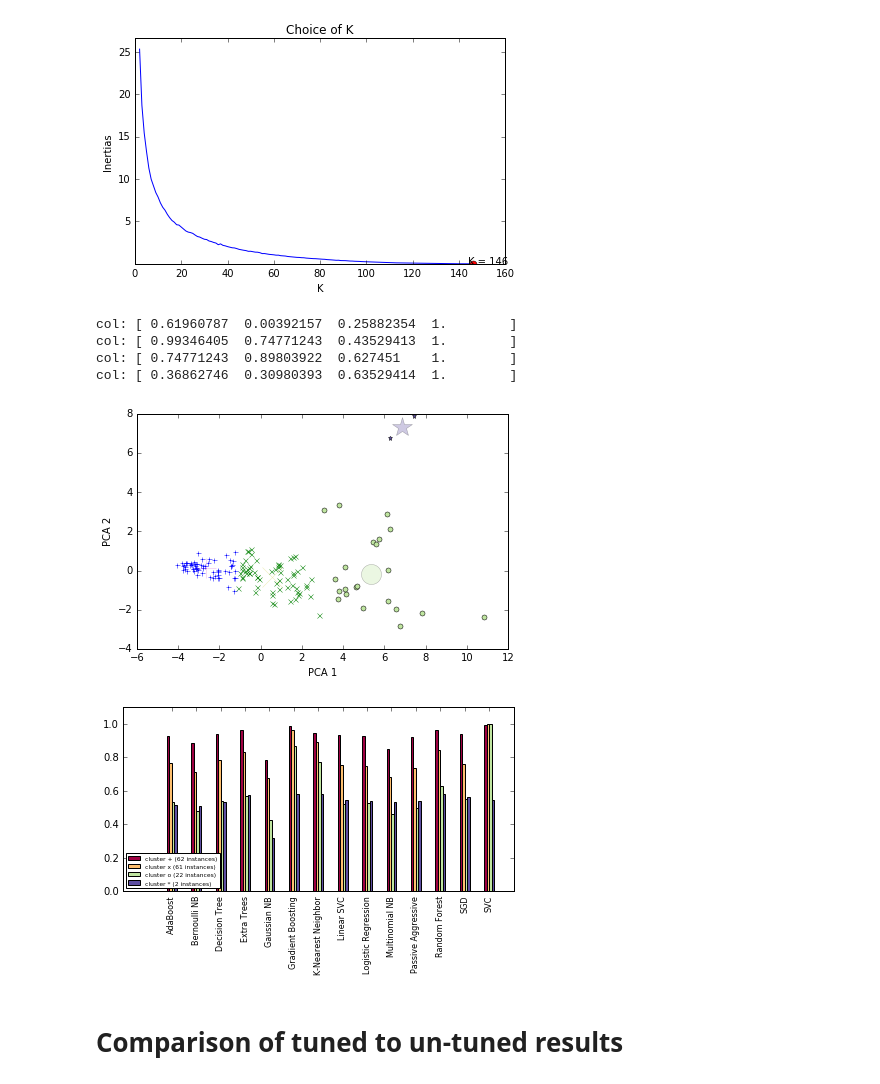
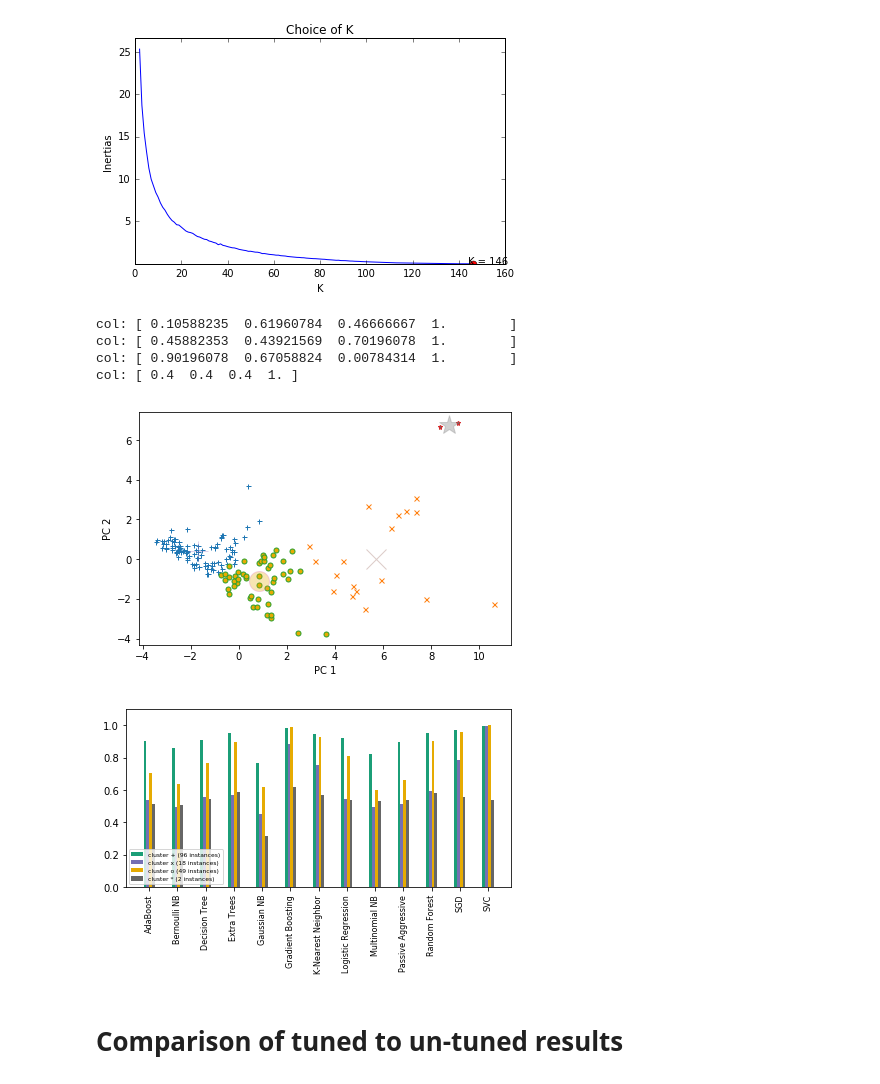
Before and after one commit to rhiever/sklearn-benchmarks, a Jupyter notebook: notebooks/analyze-sklearn-benchmark.ipynb, the cells around one changed output. Cells and saved outputs as stored; diff of their text form; code cells hidden in the pictures.

Commit message:
updates to benchmark data analysis

```diff
--- a/notebooks/analyze-sklearn-benchmark.ipynb
+++ b/notebooks/analyze-sklearn-benchmark.ipynb
@@ -92,7 +107,7 @@ for model in sorted(model_param_breakdown_average_rankings):
 # %%
 import pandas as pd
 
-data = pd.read_csv('sklearn-benchmark4-data.tsv.gz', sep='\t', names=['dataset',
+data = pd.read_csv('sklearn-benchmark5-data-edited.tsv.gz', sep='\t', names=['dataset',
                                                                      'classifier',
                                                                      'parameters',
                                                                      'accuracy',
@@ -457,28 +558,26 @@ from sklearn.cluster.bicluster import SpectralBiclustering
 from sklearn.metrics import consensus_score
 import matplotlib.pyplot as plt
 %matplotlib inline
+import pdb
 # get model results with best parameters
 
 all_models = np.asarray((data['classifier'].unique()))
 all_datasets = np.asarray((data['dataset'].unique()))
 model_data_acc = np.zeros([len(all_models),len(all_datasets)])
+model_data_acc_norm = np.zeros([len(all_models),len(all_datasets)])
+
 ranks = np.zeros([len(all_models),len(all_datasets)])
 #print("model_data_acc.shape:",model_data_acc.shape)
-all_models = []
-for i,(clf, group_clf) in enumerate(tqdm(data.groupby('classifier'))):
-#     if clf != 'SVC':
-    model_best_params_acc = np.zeros(len(all_datasets))
-    # find best parameter setings for model, based on median cv score for each parameter setting
-    for params,group_clf_params in group_clf.groupby('parameters'):
-        # across data sets
-        for j,a in enumerate(group_clf_params.groupby('dataset')['accuracy'].median()):
-            if a > model_best_params_acc[j]:
-                model_best_params_acc[j] = a
-    # model i's accuracy is the median cv accuracy of the best parameter settings for that model, across data sets
-    model_data_acc[i,:] = model_best_params_acc
-    all_models.append(clf)
+# all_models = []
+for i,(clf, group_clf) in enumerate(tqdm(data.groupby('dataset'))):
+    print('clf:',clf)
+    data_acc  = group_clf['bal_accuracy'].transpose()
+    model_data_acc[:,i] = data_acc
+#     model_data_acc_norm[:,i] = (data_acc-data_acc.min())/(data_acc.max() - data_acc.min())
+    model_data_acc_norm[:,i] = (data_acc-data_acc.mean())
 
-    #print("model_data_acc[i,:10]:",model_data_acc[i,:10])
+#     all_models.append(clf)
+
 all_models = np.asarray(all_models)
 # get ranks
 for i,mda in enumerate(model_data_acc.transpose()):
@@ -491,7 +590,7 @@ np.savetxt('model_data_accuracy',model_data_acc)
 
 print("clustering...")
 np.random.seed(42)
-model = SpectralBiclustering(n_clusters=5, random_state=0)
+model = SpectralBiclustering(n_clusters=(4,10), random_state=0)
 model.fit(model_data_acc)
 #score = consensus_score(model.biclusters_, (rows[:, row_idx], columns[:, col_idx]))
 
@@ -499,9 +598,13 @@ model.fit(model_data_acc)
 r = model.row_labels_[:]
 c = model.column_labels_[:]
 #rearrange data into biclusters
+fit_data_norm = model_data_acc_norm[np.argsort(r)]
+fit_data_norm = fit_data_norm[:, np.argsort(c)]
+
 fit_data = model_data_acc[np.argsort(r)]
 fit_data = fit_data[:, np.argsort(c)]
 
 all_models = all_models[np.argsort(r)]
 all_datasets = all_datasets[np.argsort(c)]
+print('done')
 # %% [output]
@@ -577,7 +766,7 @@ Cluster the matrix using Agglomerative Clustering. Look at the resulting dendrog
 # %%
 import pandas as pd
 
-data = pd.read_csv('sklearn-benchmark4-data.tsv.gz', sep='\t', names=['dataset',
+data = pd.read_csv('sklearn-benchmark5-data-edited.tsv.gz', sep='\t', names=['dataset',
                                                                      'classifier',
                                                                      'parameters',
                                                                      'accuracy',
@@ -721,6 +910,8 @@ plt.savefig("k_inertia.pdf")
 # =====
 # plot cluster centers on 2 principal component axes
 # =====
+from sklearn.decomposition import PCA
+from sklearn.cluster import KMeans
 import itertools
 from sklearn.preprocessing import StandardScaler
 
@@ -739,47 +930,47 @@ centers = km.cluster_centers_
 unique_labels = np.unique(labels)
 # centers_pca = centers
 centers_pca = pca.transform(centers)
-colors = plt.cm.Spectral(np.linspace(0, 1, len(unique_labels)))
+colors = plt.cm.Dark2(np.linspace(0, 1, len(unique_labels)))
 
 for k, col in zip(unique_labels, colors):
     label_mask = (k==labels)
     xy = X_pca[label_mask]
     plt.plot(xy[:,0], xy[:, 1], linestyle = '', marker=marker[k%nc], markerfacecolor=col, markersize=5, alpha=1)
 
 for k, col in zip(unique_labels, colors):
      plt.plot(centers_pca[k,0],centers_pca[k,1], linestyle='', marker=marker[k%nc], markerfacecolor=col,markersize=20,alpha=0.3)
 
-plt.xlabel('PCA 1')
-plt.ylabel('PCA 2')
+plt.xlabel('PC 1')
+plt.ylabel('PC 2')
 plt.tight_layout()
 h.savefig('figs/k_means_PCA_data.pdf')
 
 h2 = plt.figure()
 features = model_nice
 
 for k,col in zip(unique_labels,colors):
     label_mask = (k==labels)
     coverage = np.sum(label_mask)
     xk_mean = np.mean(ss.inverse_transform(X[label_mask]),axis=0)
     offset = k*0.1-np.mean(np.unique(labels))*0.1
     print('col:',col)
     plt.bar(np.arange(len(features))+offset,xk_mean,align='center',width=0.1,facecolor=col,label='cluster '+marker[k%nc]+' ('+str(coverage)+' instances)')
 
 plt.ylim(0,1.1)
 plt.gca().set_xticks(np.arange(len(features)))
 plt.gca().set_xticklabels(list(features),fontsize=8,rotation=90)
 plt.legend(loc=3,fontsize=6) #(bbox_to_anchor=(1.05, 1),
 plt.tight_layout()
 h2.savefig('figs/data_ml_bar.pdf')
 
 plt.show()
 # %% [output]
-col: [ 0.61960787  0.00392157  0.25882354  1.        ]
-col: [ 0.99346405  0.74771243  0.43529413  1.        ]
-col: [ 0.74771243  0.89803922  0.627451    1.        ]
-col: [ 0.36862746  0.30980393  0.63529414  1.        ]
+col: [ 0.10588235  0.61960784  0.46666667  1.        ]
+col: [ 0.45882353  0.43921569  0.70196078  1.        ]
+col: [ 0.90196078  0.67058824  0.00784314  1.        ]
+col: [ 0.4  0.4  0.4  1. ]
-[figure, old version]
+[figure, new version]
-[figure, old version]
+[figure, new version]
 # %% [markdown]
 # Comparison of tuned to un-tuned results
 # %%
```
Also changed, not shown: parts of 23 cells of this notebook, 2 other files.
